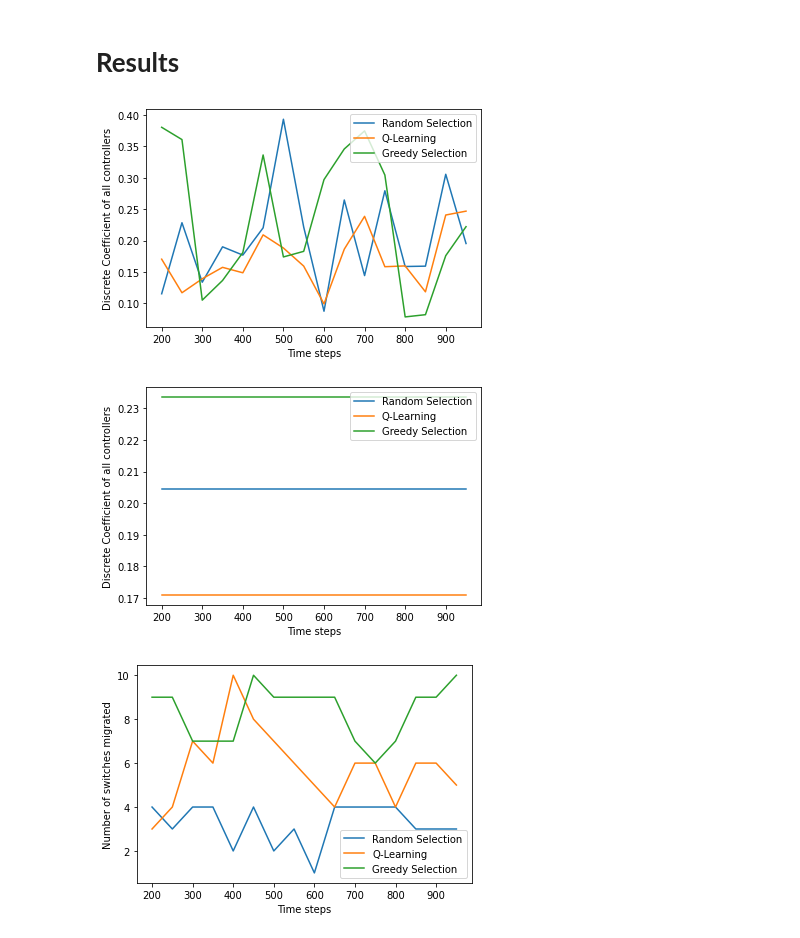
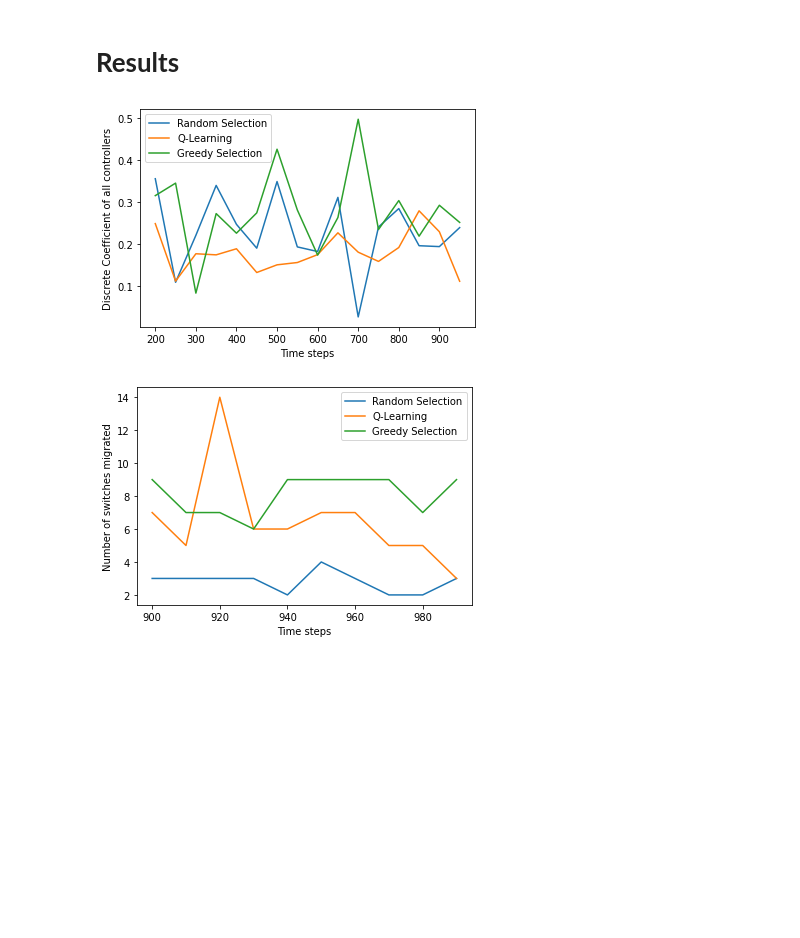
Before and after one commit to Imperial-lord/sdn-controllers-load-balancing, a Jupyter notebook: SDN_Controller_Load_Balancing.ipynb, the cells around one changed output. Drawn from its saved outputs; the diff is of its cells as text; code cells hidden in the pictures; blank space fills up the shorter version.

```diff
--- a/SDN_Controller_Load_Balancing.ipynb
+++ b/SDN_Controller_Load_Balancing.ipynb
@@ -1058,59 +1058,46 @@ z = []  # For number of switches
 '''
 
 x = []
-
-prandom = []
-pQL = []
-pGreedy = []
-
 
 yrandom = []
 yQL = []
 yGreedy = []
 
 zrandom = []
 zQL = []
 zGreedy = []
 
 for i in range(200, 1000, 50):
     x.append(time_steps_list_rn[i])
 
-    prandom.append(discrete_coeff_list_rn[i])
-    pQL.append(discrete_coeff_list_QL[i])
-    pGreedy.append(discrete_coeff_list_gr[i])
+    yrandom.append(discrete_coeff_list_rn[i])
+    yQL.append(discrete_coeff_list_QL[i])
+    yGreedy.append(discrete_coeff_list_gr[i])
 
-    yrandom.append(load_balance_rate_list_rn[i])
-    yQL.append(load_balance_rate_list_QL[i])
-    yGreedy.append(load_balance_rate_list_gr[i])
-
-    zrandom.append(number_of_switches_list_QL[i])
-    zQL.append(number_of_switches_list_rn[i])
-    zGreedy.append(number_of_switches_list_gr[i])
-
-plt.plot(x, prandom, label='Random Selection')
-plt.plot(x, pQL, label='Q-Learning')
-plt.plot(x, pGreedy, label='Greedy Selection')
+plt.plot(x, yrandom, label='Random Selection')
+plt.plot(x, yQL, label='Q-Learning')
+plt.plot(x, yGreedy, label='Greedy Selection')
 plt.xlabel('Time steps')
 plt.ylabel('Discrete Coefficient of all controllers')
 plt.legend()
 plt.show()
 
-plt.plot(x, [mean(prandom)]*len(x), label='Random Selection')
-plt.plot(x, [mean(pQL)]*len(x), label='Q-Learning')
-plt.plot(x, [mean(pGreedy)]*len(x), label='Greedy Selection')
-plt.xlabel('Time steps')
-plt.ylabel('Discrete Coefficient of all controllers')
-plt.legend()
-plt.show()
+x = []
+
+for i in range(900, 1000, 10):
+    x.append(time_steps_list_rn[i])
+
+    zrandom.append(number_of_switches_list_QL[i])
+    zQL.append(number_of_switches_list_rn[i])
+    zGreedy.append(number_of_switches_list_gr[i])
 
 plt.plot(x, zrandom, label='Random Selection')
 plt.plot(x, zQL, label='Q-Learning')
 plt.plot(x, zGreedy, label='Greedy Selection')
 plt.xlabel('Time steps')
 plt.ylabel('Number of switches migrated')
 plt.legend()
 plt.show()
 # %% [output]
-[figure, old version]
+[figure, new version]
-[figure, old version]
+[figure, new version]
-[figure, removed]
```
Also changed, not shown: parts of 4 cells of this notebook.
